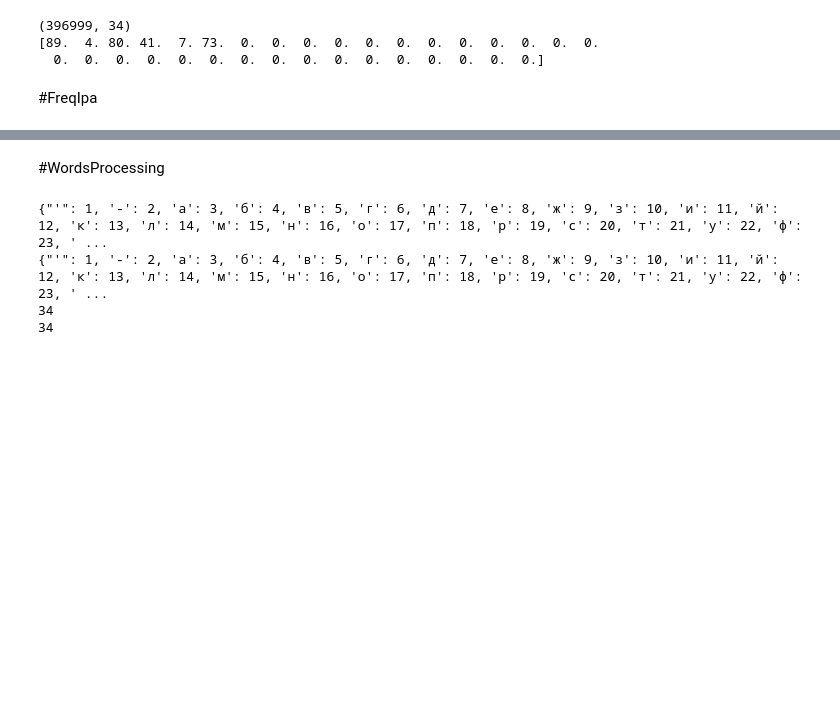
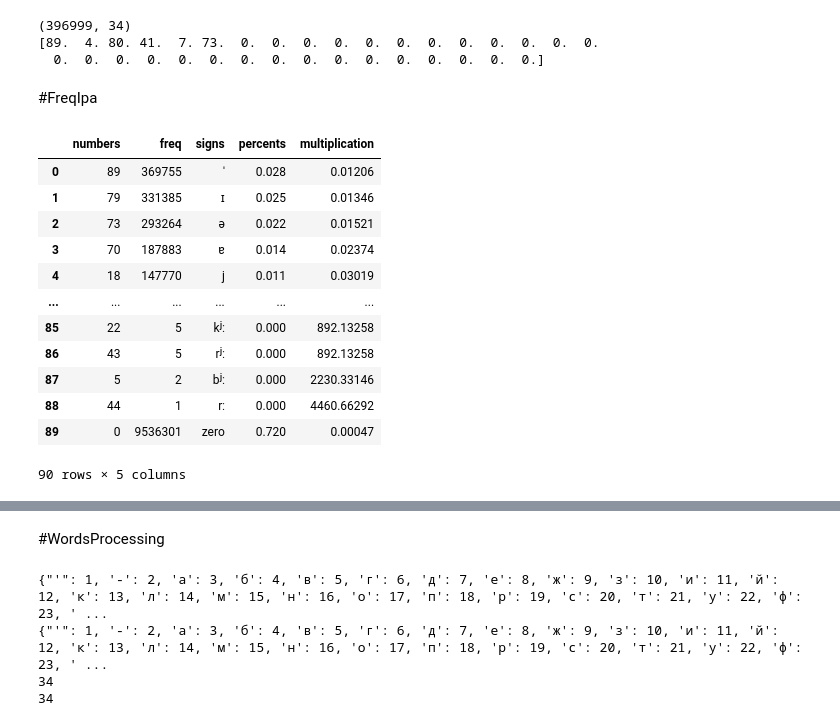
Before and after one commit to EugenefedorovPro/word2ipa_rus, a Jupyter notebook: nn_training/stressed_word_2_ipa.ipynb, the cells around one changed output, grey strips where cells are left out. Cells and saved outputs as stored; diff of their text form; code cells hidden in the pictures; blank space fills up the shorter version.

```diff
--- a/nn_training/stressed_word_2_ipa.ipynb
+++ b/nn_training/stressed_word_2_ipa.ipynb
@@ -82,12 +53,12 @@ vars(Dictionary.get_word_from_Dict("чудом")[0])
 class SelectWords():
   @classmethod
   def set_all_attributes_to_false(cls):
-    for item in Dictionary.instances:
+    for item in wiki_instances:
       setattr(item, "status", False)
 
   @classmethod
   def get_number_of_items_with_true_status(cls):
-    number_of_items_with_true_status = len([1 for item in Dictionary.instances if item.status])
+    number_of_items_with_true_status = len([1 for item in wiki_instances if item.status])
     return number_of_items_with_true_status
 
 
@@ -115,7 +86,7 @@ class SelectWords():
                     "particle", "det", "ambiposition")
 
 
-    stressed_items_for_nn = len([setattr(item, "status", True) for item in Dictionary.instances
+    stressed_items_for_nn = len([setattr(item, "status", True) for item in wiki_instances
                             if item.sounds
                             and item.accent
                             and re.search(pat_only_simple_words, item.accent) == None
@@ -128,11 +99,11 @@ class SelectWords():
 
   @classmethod
   def get_rand_words_with_true_status(cls, n_of_words_to_show =10):
-    rand_words_with_true_status = [item.accent for item in Dictionary.instances if item.status == True]
+    rand_words_with_true_status = [item.accent for item in wiki_instances if item.status]
     rand_numbers = [random.randint(0, cls.get_number_of_items_with_true_status()) \
                     for i in range(n_of_words_to_show)]
-    rand_words_with_true_status = [item.accent for i, item in enumerate(Dictionary.instances) \
-                                  if i in rand_numbers and item.status == True
+    rand_words_with_true_status = [item.accent for i, item in enumerate(wiki_instances) \
+                                  if i in rand_numbers and item.status
                                   ]
     return rand_words_with_true_status
 # %%
@@ -199,7 +166,7 @@ class IpaProcessing:
   @classmethod
   def get_unique_ipa(cls):
     all_signs = set()
-    for item in Dictionary.instances:
+    for item in wiki_instances:
         if item.status == True:
           value = IPAString(unicode_string=item.sounds)
           for ch in value:
@@ -221,7 +188,7 @@ class IpaProcessing:
 
   @classmethod
   def get_max_length_of_ipa(cls):
-    lenghts = [len(IPAString(unicode_string = item.sounds)) for item in Dictionary.instances
+    lenghts = [len(IPAString(unicode_string = item.sounds)) for item in wiki_instances
                if item.status == True]
     max_length_of_ipa = max(lenghts)
     return max_length_of_ipa
@@ -250,7 +217,7 @@ class IpaProcessing:
 
     count = 0
     all_ipa_as_array = np.zeros(max_length_of_ipa)
-    for i,item in enumerate(Dictionary.instances):
+    for i,item in enumerate(wiki_instances):
 
       if item.status == True:
         ipa_as_numbers = cls.ipa_string_to_numbers(item.sounds)
@@ -299,7 +266,7 @@ məɫɐˈko
 #print(all_ipa_as_array[0])
 # %%
 #transcriptions of words with accents + transcriptions without secondary accents, blank spaces
-path_all_ipa_as_array = "/content/drive/MyDrive/Python_NLP/all_ipa_as_array_with_accents_short.pickle"
+path_all_ipa_as_array = "all_ipa_as_array_with_accents_short.pickle"
 
 #save
 #with open(path_all_ipa_as_array, 'wb') as f:
@@ -325,8 +292,8 @@ def get_freq_of_ipa_signs():
   number_of_true_items = SelectWords.get_number_of_items_with_true_status()
   no_classes = len(sign2number)
   table_of_all_signs_as_numbers = []
-  for i,item in enumerate(Dictionary.instances):
-    if item.status == True and i <= number_of_true_items:
+  for i,item in enumerate(wiki_instances):
+    if item.status and i <= number_of_true_items:
       item_as_string = IPAString(unicode_string = item.sounds)
       for sign in item_as_string:
         number = sign2number[sign]
@@ -341,35 +308,49 @@ def get_freq_of_ipa_signs():
   #adding ipa signs to df
   signs_to_df = []
   for i in freq_of_ipa_signs["numbers"]:
     signs_to_df.append(str(number2sign[i]))
   freq_of_ipa_signs["signs"] = signs_to_df
 
   #getting frequency of zeros from array for making class "0"
   def get_freq_of_zeros():
     freq_of_zeros = sum([np.count_nonzero(a == 0) for a in all_ipa_as_array])
     return freq_of_zeros
   freq_of_zeros = get_freq_of_zeros()
 
   #adding row with freq of zeros to df
   def add_freq_of_zeros_to_df(freq_of_ipa_signs, freq_of_zeros):
     freq_of_ipa_signs = freq_of_ipa_signs.append({"numbers": 0,
                                                   "freq": freq_of_zeros,
                                                   "signs": "zero"}, ignore_index=True)
     return freq_of_ipa_signs
   freq_of_ipa_signs = add_freq_of_zeros_to_df(freq_of_ipa_signs, freq_of_zeros)
 
   #getting percents
   percents_as_map = list(map(lambda x: round(x/freq_of_ipa_signs["freq"].sum(),3), freq_of_ipa_signs["freq"]))
   freq_of_ipa_signs["percents"] = percents_as_map
 
   #getting multiplication for weights
   mult_as_map = list(map(lambda x: round(number_of_true_items/(len(sign2number)*x), 5), freq_of_ipa_signs["freq"]))
   freq_of_ipa_signs['multiplication'] = mult_as_map
 
   return freq_of_ipa_signs
 
-#freq_of_ipa_signs = get_freq_of_ipa_signs()
-#freq_of_ipa_signs
+freq_of_ipa_signs = get_freq_of_ipa_signs()
+freq_of_ipa_signs
+# %% [output]
+|  | numbers | freq | signs | percents | multiplication |
+| 0 | 89 | 369755 | ˈ | 0.028 | 0.01206 |
+| 1 | 79 | 331385 | ɪ | 0.025 | 0.01346 |
+| 2 | 73 | 293264 | ə | 0.022 | 0.01521 |
+| 3 | 70 | 187883 | ɐ | 0.014 | 0.02374 |
+| 4 | 18 | 147770 | j | 0.011 | 0.03019 |
+| ... | ... | ... | ... | ... | ... |
+| 85 | 22 | 5 | kʲː | 0.000 | 892.13258 |
+| 86 | 43 | 5 | rʲː | 0.000 | 892.13258 |
+| 87 | 5 | 2 | bʲː | 0.000 | 2230.33146 |
+| 88 | 44 | 1 | rː | 0.000 | 4460.66292 |
+| 89 | 0 | 9536301 | zero | 0.720 | 0.00047 |
+90 rows × 5 columns
 # %%
 #rare ipa signs to remove
 #ɣ, ‿, d͡z, ʈ͡ʂ, ɖ͡ʐ
```
Also changed, not shown: parts of 32 cells of this notebook, 12 other files.
